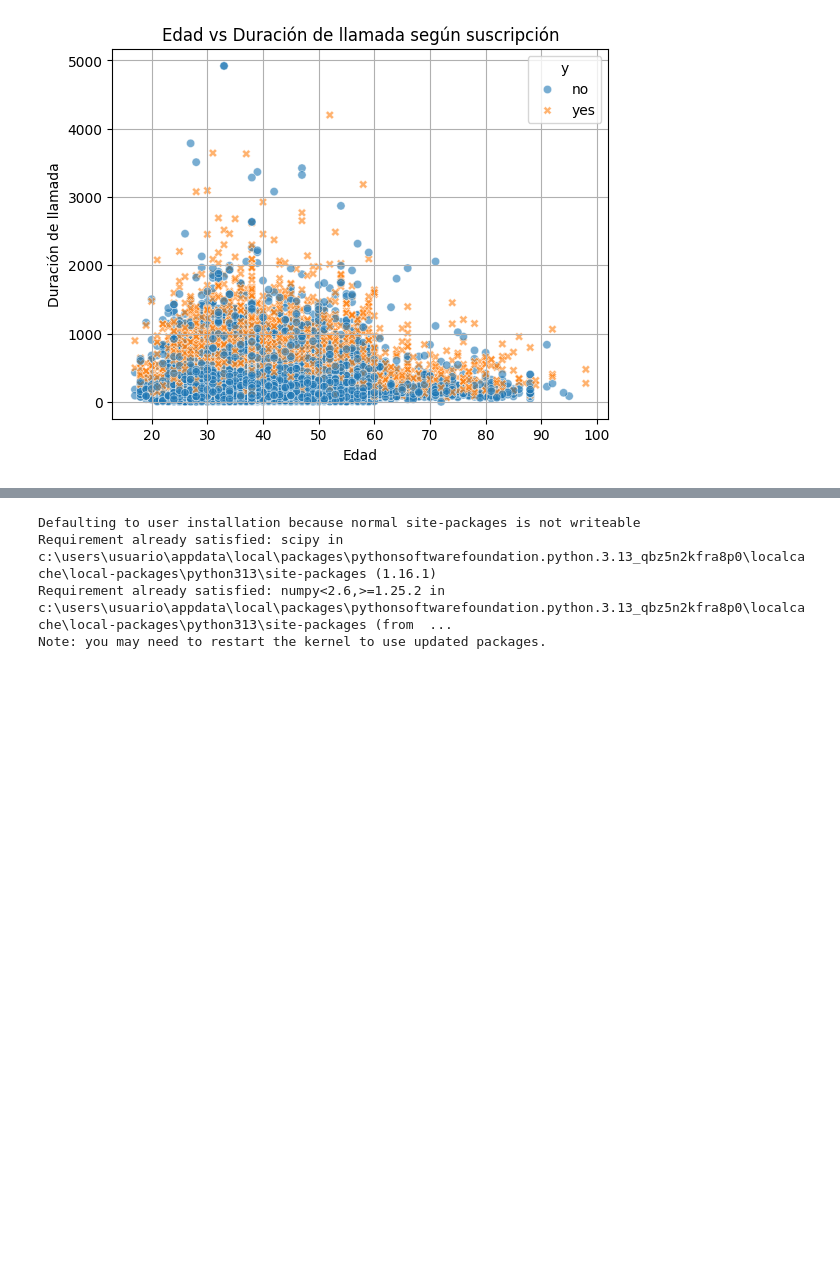
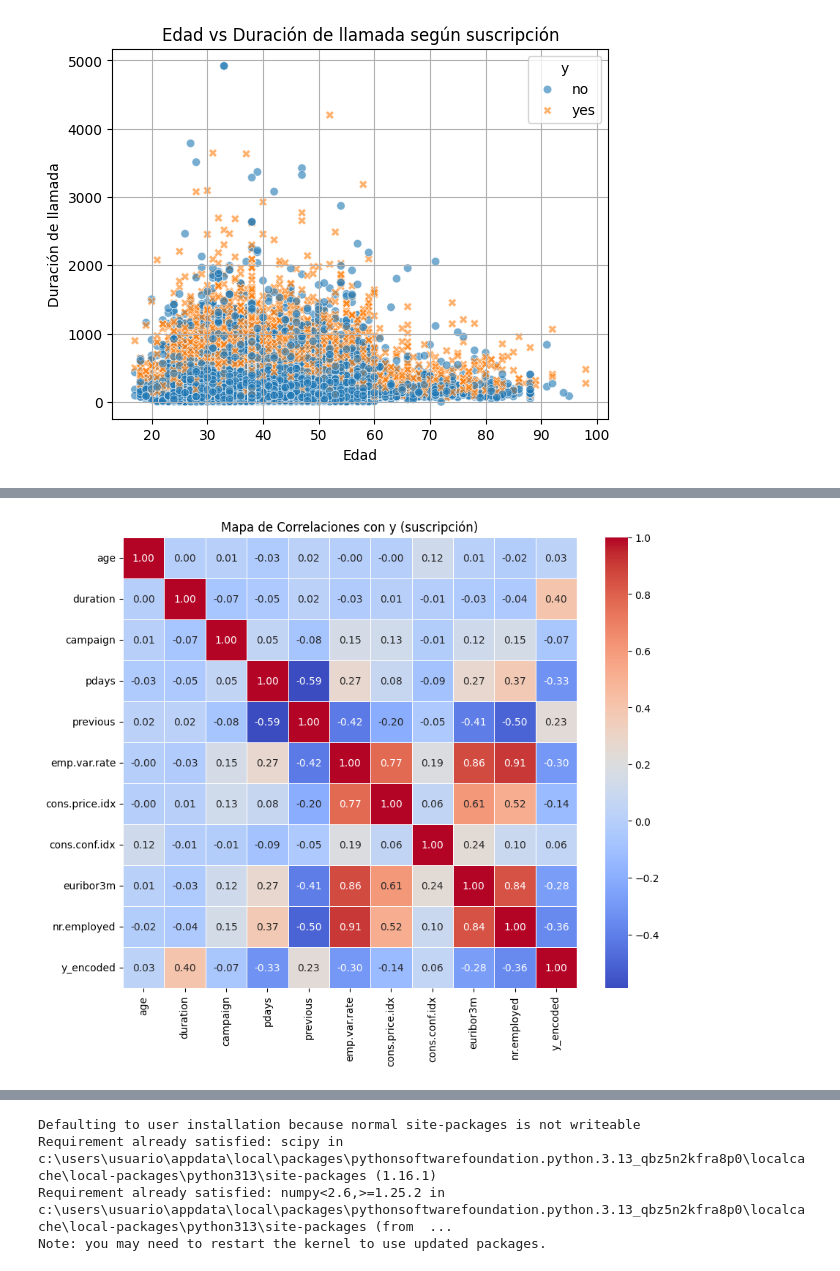
Before and after one commit to GorkaUrquizuBizarro/Proyecto_Python_for_Data, a Jupyter notebook: archivos/bank_aditional.ipynb, the cells around one changed output, grey strips where cells are left out. Cells and saved outputs as stored; diff of their text form; code cells hidden in the pictures; blank space fills up the shorter version.

Commit message:
conclusiones del estudio, archivo final

```diff
--- a/archivos/bank_aditional.ipynb
+++ b/archivos/bank_aditional.ipynb
@@ -1114,3 +1154,26 @@ plt.show()
+# %%
+#Como no podemos relacioinar la "y" con las demas variables vamos a hacer una conversión.
+#Transformamos 'yes' y 'no' a 1 y 0:
+
+df['y_encoded'] = df['y'].map({'no': 0, 'yes': 1})
+# %%
+# Generamos el nuevo numeric_df e Incluimos ahora y_encoded:
+numeric_df = df.select_dtypes(include=['number'])  # ya incluirá y_encoded
+# %%
+corr = numeric_df.corr()
+plt.figure(figsize=(10, 8))
+sns.heatmap(corr, annot=True, cmap='coolwarm', fmt='.2f', linewidths=0.5)
+plt.title('Mapa de Correlaciones con y (suscripción)')
+plt.show()
+
+#Ahora podemos sacar conclusiones de las correlaciones:
+#duration  --> Las llamadas más largas se asocian con suscripción
+#pdays negativa --> Clientes contactados recientemente son más propensos a suscribirse
+#previous --> Más contactos previos = más probabilidad de suscripción
+#emp.var.rate negativa --> En peores contextos laborales hubo más suscripciones
+#euribor3m negativa -->	Tasas más bajas, más conversiones (época de crisis)
+# %% [output]
+[figure, added]
 # %%
 df['age'].describe().T.round(2)
 #aunque existen outliers en este caso podemos comprobar que no hay mucha diferencia entre la media y la mediana por lo que
```
Also changed, not shown: parts of 29 cells of this notebook, 3 other files.
